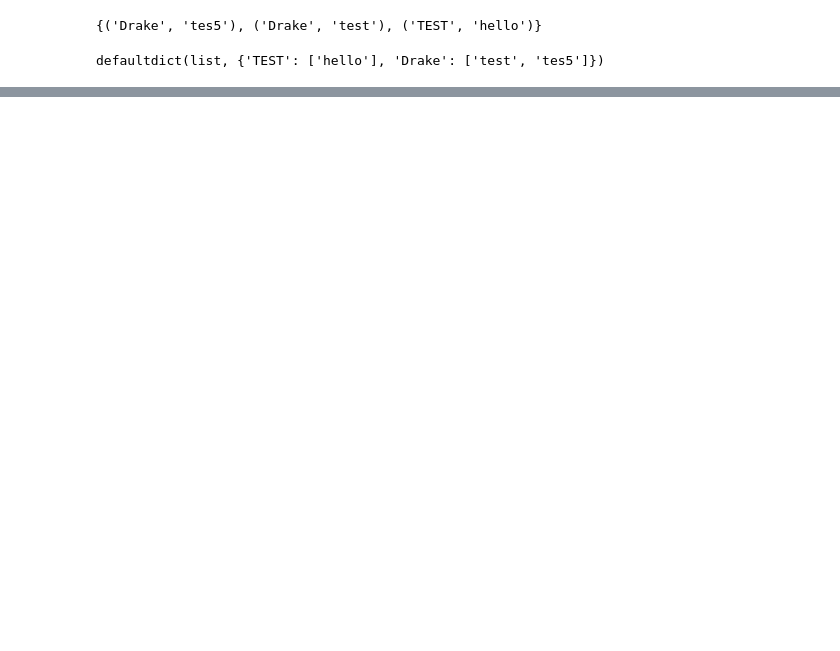
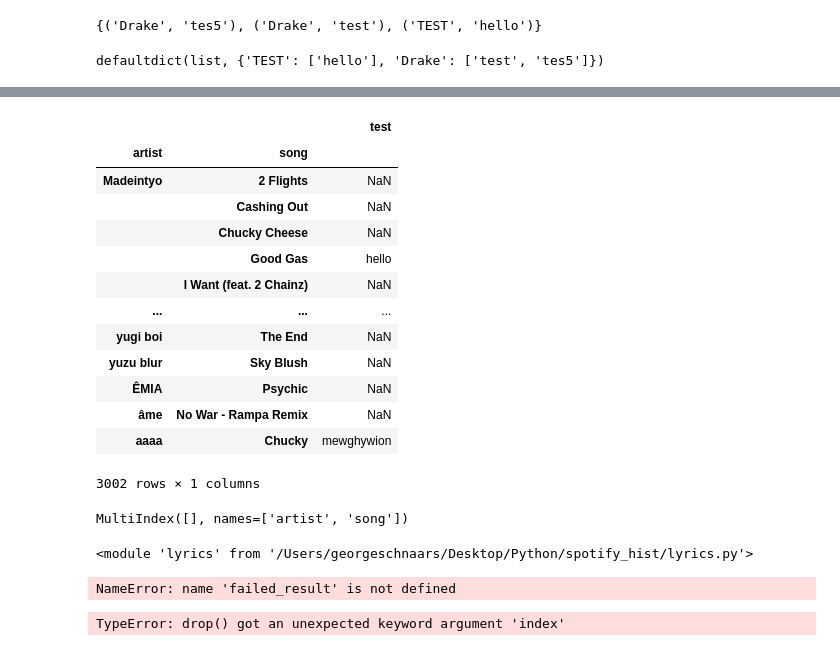
Before and after one commit to LeChase/spotify_hist, a Jupyter notebook: testing.ipynb, the cells around one changed output, grey strips where cells are left out. Drawn from its saved outputs; the diff is of its cells as text; code cells hidden in the pictures; blank space fills up the shorter version.

```diff
--- a/testing.ipynb
+++ b/testing.ipynb
@@ -313,0 +527,4 @@ def unflatten_dict(list_tups):
+# %%
+uniques_index = pd.MultiIndex.from_frame(uniques_df)
+# %%
+diff = set(uniques_index) - set(df_lyrics_filled.index) - set(df_lyrics_unable.index) - set()
@@ -313,0 +538,22 @@ def unflatten_dict(list_tups):
+# %%
+df = pd.DataFrame(index = diff)
+df.index = df.index.set_names(['artist', 'song'])
+# %%
+df = df.sort_index()
+# %%
+df
+# %% [output]
+|  |  | test |
+| artist | song |  |
+| Madeintyo | 2 Flights | NaN |
+|  | Cashing Out | NaN |
+|  | Chucky Cheese | NaN |
+|  | Good Gas | hello |
+|  | I Want (feat. 2 Chainz) | NaN |
+| ... | ... | ... |
+| yugi boi | The End | NaN |
+| yuzu blur | Sky Blush | NaN |
+| ÊMIA | Psychic | NaN |
+| âme | No War - Rampa Remix | NaN |
+| aaaa | Chucky | mewghywion |
+3002 rows × 1 columns
@@ -313,0 +562,4 @@ def unflatten_dict(list_tups):
+# %%
+test.index
+# %% [output]
+MultiIndex([], names=['artist', 'song'])
@@ -313,0 +572,8 @@ def unflatten_dict(list_tups):
+# %%
+importlib.reload(lyrics)
+# %% [output]
+<module 'lyrics' from '/Users/georgeschnaars/Desktop/Python/spotify_hist/lyrics.py'>
+# %%
+lyrics.Lyrics.test()
+# %% [output]
+NameError: name 'failed_result' is not defined
@@ -313,0 +582,4 @@ def unflatten_dict(list_tups):
+# %%
+placeholder.drop(index = ('Drake', '10 Bands'))
+# %% [output]
+TypeError: drop() got an unexpected keyword argument 'index'
```
Also changed, not shown: parts of 62 cells of this notebook, 7 other files.
